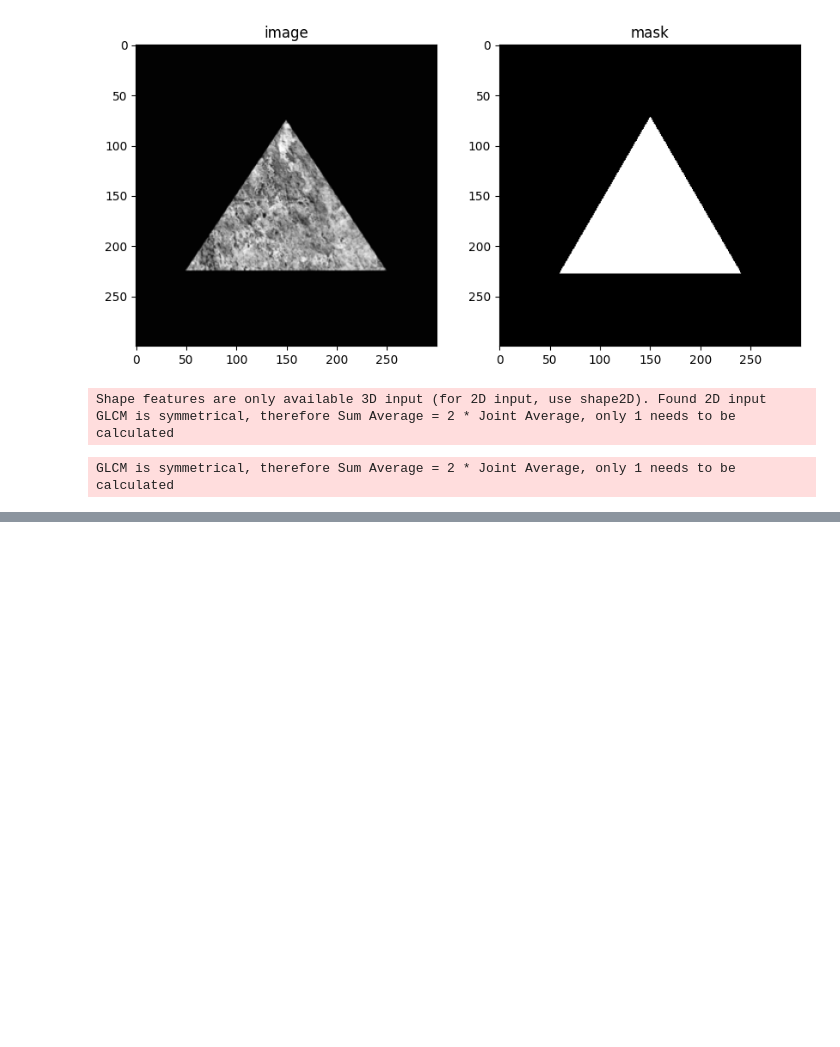
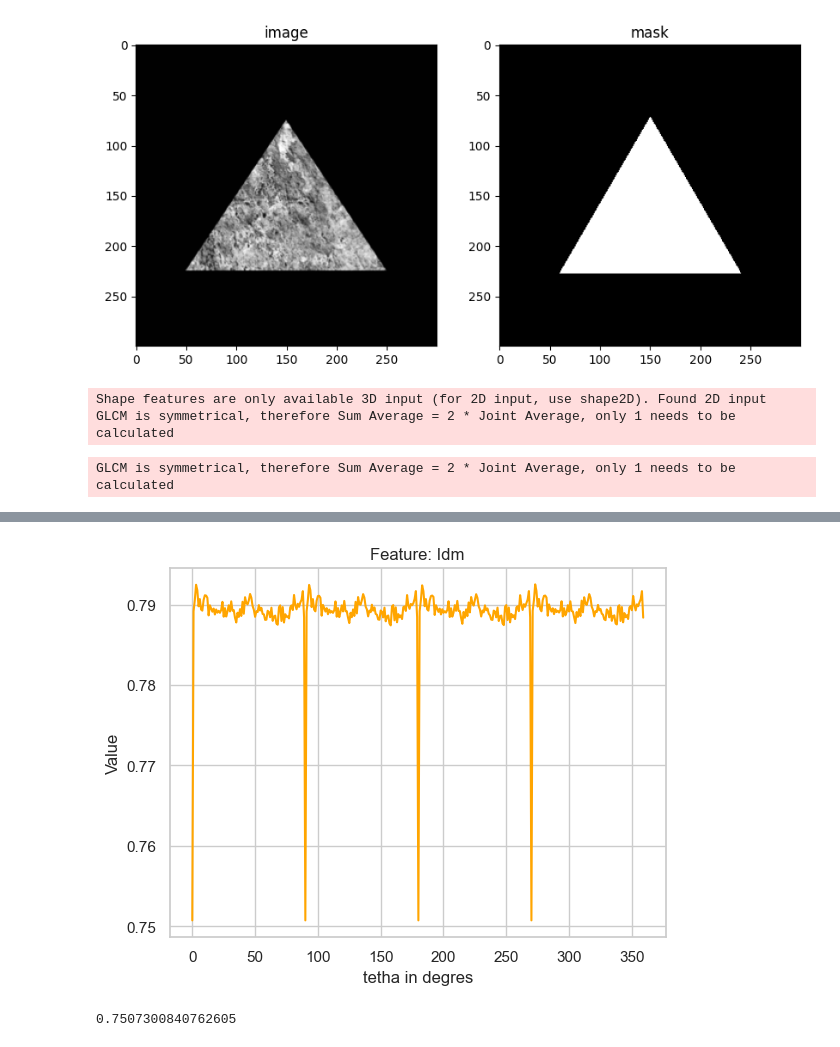
Before and after one commit to zakil-02/Radiomique, a Jupyter notebook: radiomique.ipynb, the cells around one changed output, grey strips where cells are left out. Drawn from its saved outputs; the diff is of its cells as text; code cells hidden in the pictures; blank space fills up the shorter version.

Commit message:
sability face to rotation

```diff
--- a/radiomique.ipynb
+++ b/radiomique.ipynb
@@ -127,0 +151,35 @@ df
+# %%
+#Elementary transformations :
+def rotate_image(image, theta):
+    # Get the center of the image
+    height, width = image.shape[:2]
+    center = (width / 2, height / 2)
+
+    # Define a rotation matrix
+    rotation_matrix = cv2.getRotationMatrix2D(center, theta, 1.0)
+
+    # Apply the rotation to the image
+    rotated_image = cv2.warpAffine(image, rotation_matrix, (width, height))
+
+    return rotated_image
+# %%
+#To facilitate, we will define a function that returns the dataframe of the GLCMfeatures of an image and mask passed in argument
+
+def glcmFeatures(image, mask):
+    im_ITK, mask_ITK  = sitk.GetImageFromArray(image), sitk.GetImageFromArray(mask)
+    glcmFeatures = glcm.RadiomicsGLCM(im_ITK, mask_ITK)
+    glcmFeatures.enableAllFeatures()
+    result = glcmFeatures.execute()
+
+    features = np.array(list(result.values()))
+    args = list(result.keys())
+    df=pd.DataFrame({"feature":args, "value": features})
+    return df
+# %%
+
+
+# List of DataFrames, one for each rotation angle
+dataframes = []
+for theta in range(360):
+    df_theta = glcmFeatures(rotate_image(im, theta), rotate_image(mask(300, 300, 180), theta))
+    dataframes.append(df_theta)
@@ -127,0 +204,16 @@ df
+# %%
+def plot_feature(featurew, dataframes):
+    feature_values = [df[dataframes[0].feature==featurew].value.iloc[0] for df in dataframes]
+
+    plt.plot(range(360), feature_values, color="orange")
+    plt.title(f'Feature: {featurew}')
+    plt.xlabel('tetha in degres')
+    plt.ylabel('Value')
+
+plot_feature("Idm", dataframes=dataframes)
+# %% [output]
+[figure, added]
+# %%
+dataframes[0][dataframes[0].feature=="Idm"].value.iloc[0]
+# %% [output]
+0.7507300840762605
```
Also changed, not shown: parts of 9 cells of this notebook.
